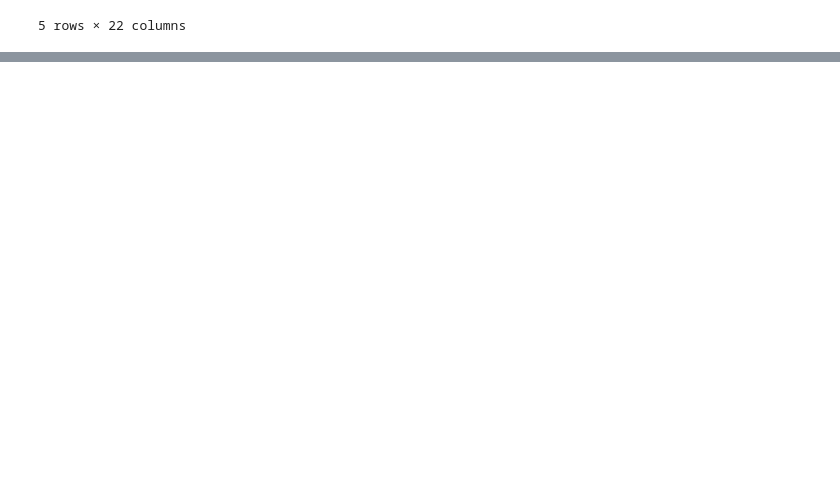
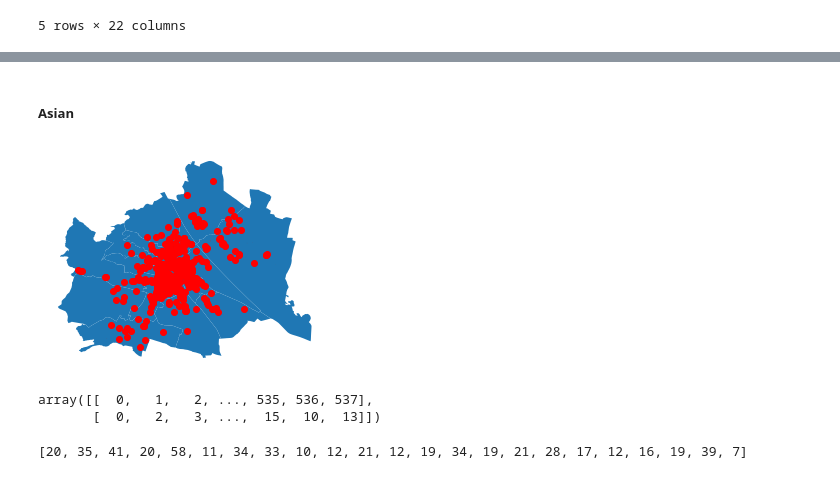
Before and after one commit to DamiAKinniyi/MaCAD-AIA22-A.EYE, a Jupyter notebook: 3. colab notebooks/poi.ipynb, the cells around one changed output, grey strips where cells are left out. Saved outputs shown, nothing was run; the diff lists cells and outputs as text; code cells hidden in the pictures; blank space fills up the shorter version.

```diff
--- a/3. colab notebooks/poi.ipynb
+++ b/3. colab notebooks/poi.ipynb
@@ -526,0 +613,4 @@ recreational.to_file(path, driver='GeoJSON')
+# %%
+asian = osm_poi[osm_poi['asian']==True]
+print(asian.shape)
+asian.head(2)
@@ -526,0 +699,23 @@ recreational.to_file(path, driver='GeoJSON')
+# %% [markdown]
+##### Asian
+# %%
+fig, ax = plt.subplots(figsize = (5,5))
+district_proj.plot(ax=ax)
+asian.plot(ax=ax, color='red')
+plt.axis('off')
+plt.show()
+# %% [output]
+[figure, added]
+# %%
+asian_count_dist= district_geo.sindex.query_bulk(asian.geometry, predicate='within')
+asian_count_dist
+# %% [output]
+array([[  0,   1,   2, ..., 535, 536, 537],
+       [  0,   2,   3, ...,  15,  10,  13]])
+# %%
+asian_counts_dist= Counter(asian_count_dist[-1])
+asian_dist = [asian_counts_dist[i] for i in range(district_geo.shape[0])]
+print(asian_dist)
+dist_stat['asian'] = asian_dist
+# %% [output]
+[20, 35, 41, 20, 58, 11, 34, 33, 10, 12, 21, 12, 19, 34, 19, 21, 28, 17, 12, 16, 19, 39, 7]
```
Also changed, not shown: parts of 75 cells of this notebook, 1 other file.
